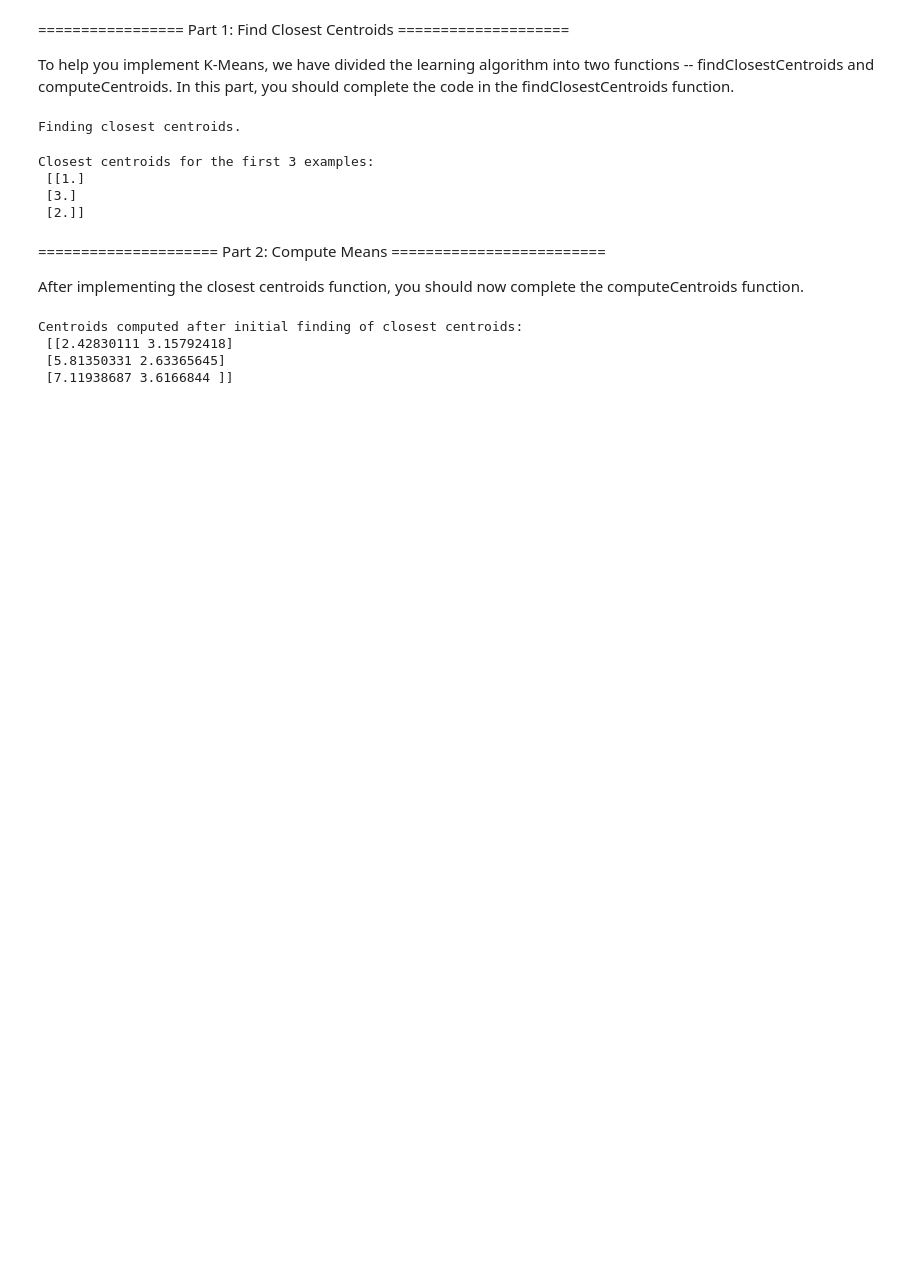
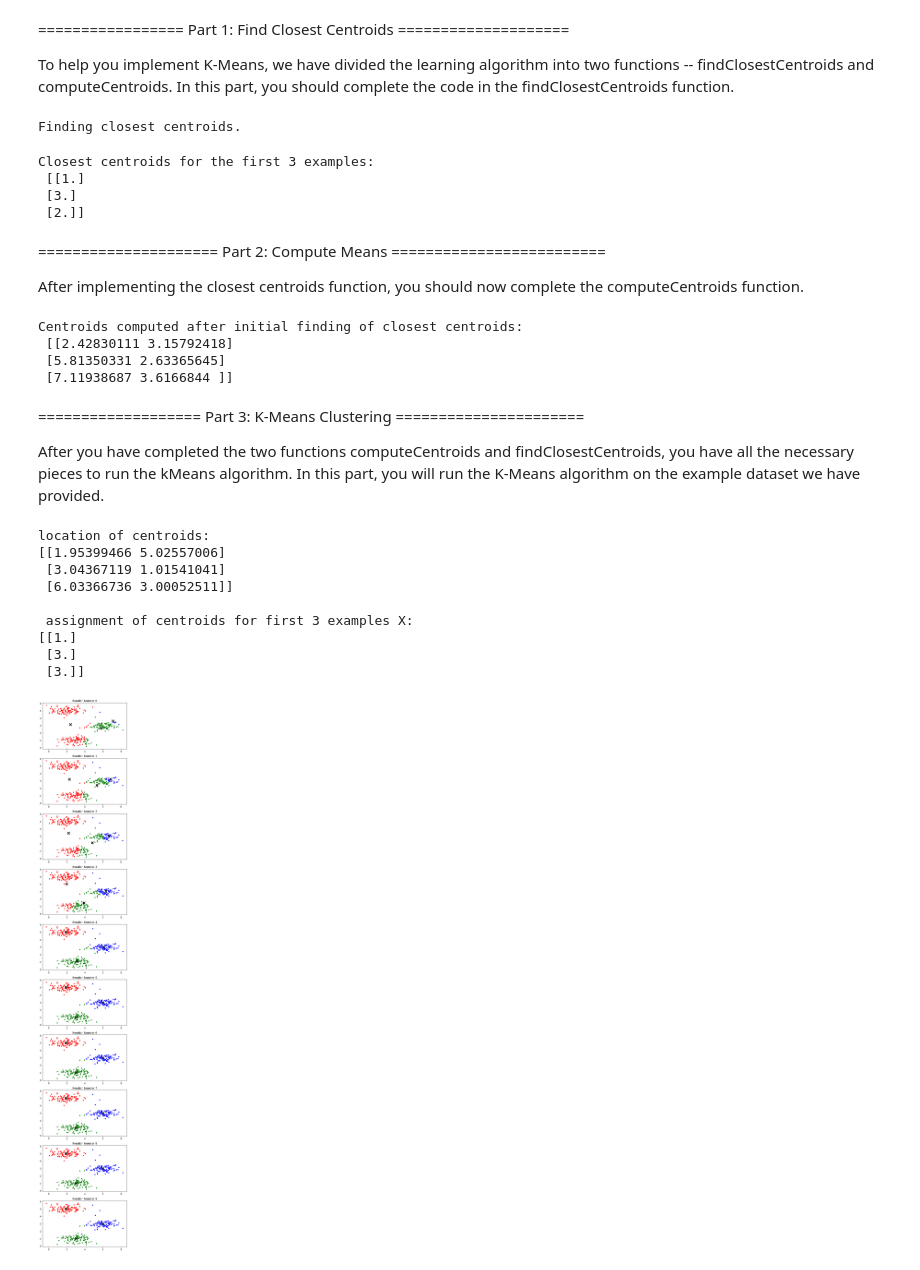
Before and after one commit to thomasmburke/Andrew-Ng-Machine-Learning, a Jupyter notebook: assignment7/ex7.ipynb, the cells around one changed output. Drawn from its saved outputs; the diff is of its cells as text; code cells hidden in the pictures; blank space fills up the shorter version.

Commit message:
implemented k means with visualization

```diff
--- a/assignment7/ex7.ipynb
+++ b/assignment7/ex7.ipynb
@@ -74,3 +74,51 @@ Centroids computed after initial finding of closest centroids:
  [[2.42830111 3.15792418]
  [5.81350331 2.63365645]
  [7.11938687 3.6166844 ]]
+# %% [markdown]
+=================== Part 3: K-Means Clustering ======================
+
+After you have completed the two functions computeCentroids and
+findClosestCentroids, you have all the necessary pieces to run the
+kMeans algorithm. In this part, you will run the K-Means algorithm on
+the example dataset we have provided.
+# %%
+def runKMeans(X, initial_centroids, max_iters=10, plot_progress=True):
+    K = initial_centroids.shape[0]
+    m, n = X.shape
+    fig, ax = plt.subplots(nrows=max_iters,ncols=1,figsize=(6,36))
+    for i in range(max_iters):
+        # Cluster assignment step:
+        # Assign each point in X to a centroid
+        idx = findClosestCentroids(X, initial_centroids)
+        # Move centroid step
+        # Compute means based on centroid assignment
+        initial_centroids = computeCentroids(X, idx, K)
+
+        # Visualisation of data
+        color = "rgb"
+        for k in range(1,K+1):
+            grp = (idx==k).reshape(m,1)
+            ax[i].scatter(X[grp[:,0],0],X[grp[:,0],1],c=color[k-1],s=15)
+
+        # visualize the new centroids
+        ax[i].scatter(initial_centroids[:,0],initial_centroids[:,1],s=120,marker="x",c="black",linewidth=3)
+        title = "Iteration Number " + str(i)
+        ax[i].set_title(title)
+
+    plt.tight_layout()
+    return initial_centroids, idx
+# %%
+centroids, idx = runKMeans(X, initial_centroids)
+print('location of centroids:\n{}'.format(centroids))
+print('\n assignment of centroids for first 3 examples X:\n{}'.format(idx[0:3]))
+# %% [output]
+location of centroids:
+[[1.95399466 5.02557006]
+ [3.04367119 1.01541041]
+ [6.03366736 3.00052511]]
+
+ assignment of centroids for first 3 examples X:
+[[1.]
+ [3.]
+ [3.]]
+[figure, added]
```
